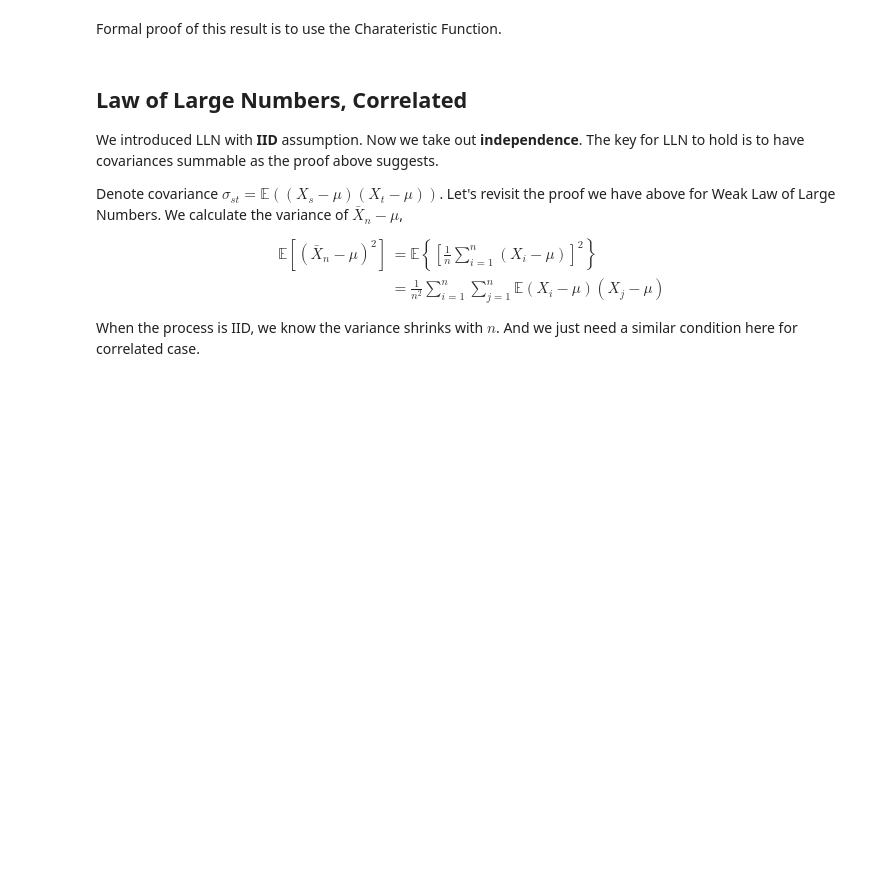
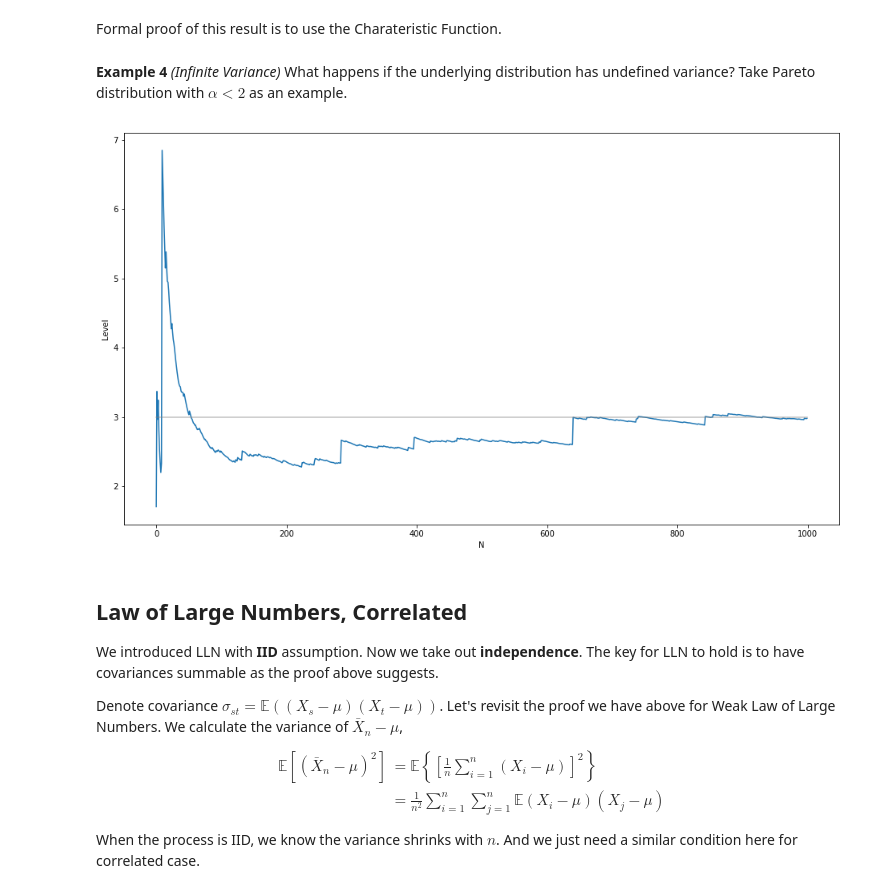
Before and after one commit to SIQEF-PHBS/Winter-Camp-2019, a Jupyter notebook: Peifan Wu/LLNCLT.ipynb, the cells around one changed output. Drawn from its saved outputs; the diff is of its cells as text; code cells hidden in the pictures; blank space fills up the shorter version.

```diff
--- a/Peifan Wu/LLNCLT.ipynb
+++ b/Peifan Wu/LLNCLT.ipynb
@@ -216,6 +216,29 @@ plt.show()
 [figure]
 # %% [markdown]
 Formal proof of this result is to use the Charateristic Function.
+# %% [markdown]
+**Example 4** _(Infinite Variance)_ What happens if the underlying distribution has undefined variance?
+Take Pareto distribution with $\alpha < 2$ as an example.
+# %%
+sample_length = 1000
+dist = stats.pareto(b = 1.5)
+mu = dist.mean()
+sample = dist.rvs(sample_length)
+sample_mean = np.zeros(sample_length)
+for i in range(sample_length):
+    sample_mean[i] = np.mean(sample[0:i + 1])
+
+# Plot
+plt.figure(figsize = (16, 9))
+# plt.plot(list(range(sample_length)), sample, 'o', color = 'grey', alpha = 0.5)
+# plt.vlines(list(range(sample_length)), 0, sample, linewidth = 0.2)
+plt.plot(list(range(sample_length)), sample_mean)
+plt.plot(list(range(sample_length)), np.ones(sample_length) * mu, color = 'grey', alpha = 0.5)
+plt.xlabel('N')
+plt.ylabel('Level')
+plt.show()
+# %% [output]
+[figure, added]
 # %% [markdown]
 ## Law of Large Numbers, Correlated
 
```
